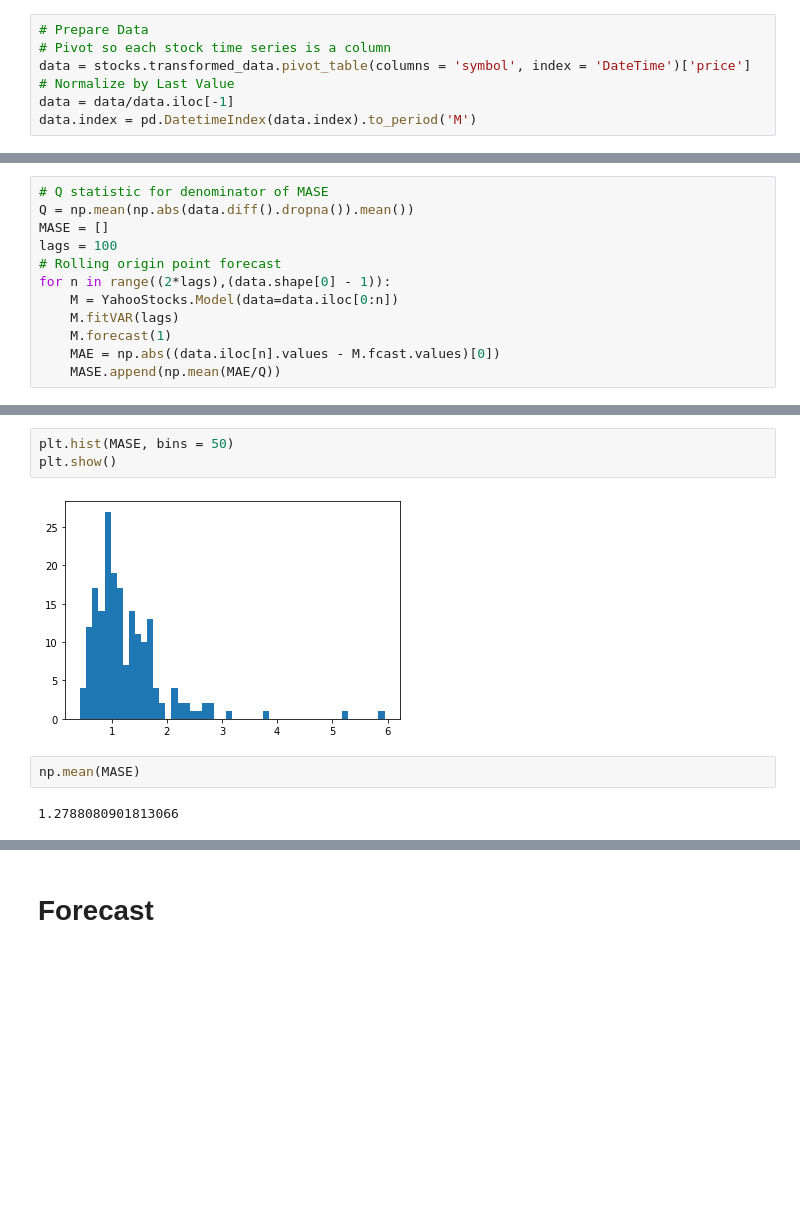
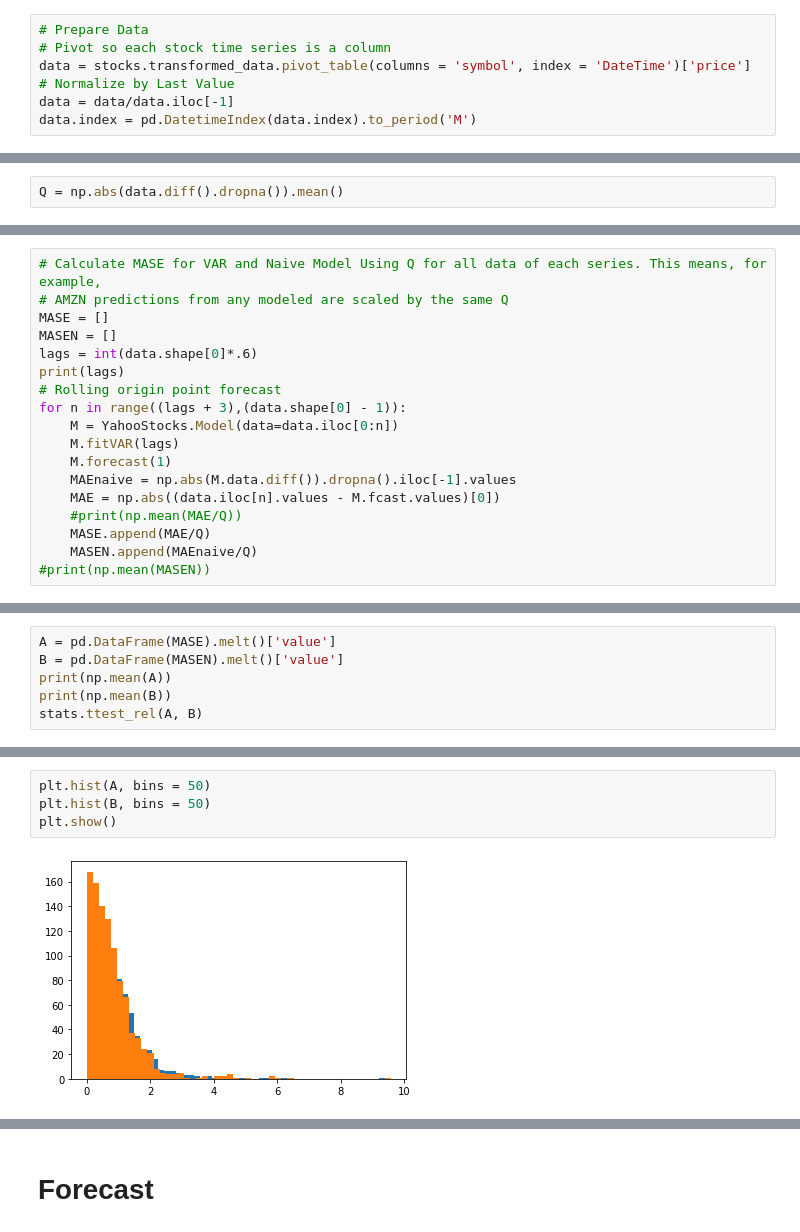
Before and after one commit to ehullander/StockPrice, a Jupyter notebook: Stocks.ipynb, the cells around one changed output, grey strips where cells are left out. Drawn from its saved outputs; the diff is of its cells as text; blank space fills up the shorter version.

```diff
--- a/Stocks.ipynb
+++ b/Stocks.ipynb
@@ -50,0 +61,2 @@ data.index = pd.DatetimeIndex(data.index).to_period('M')
+# %%
+Q = np.abs(data.diff().dropna()).mean()
@@ -51,12 +67,18 @@ data.index = pd.DatetimeIndex(data.index).to_period('M')
 # %%
-# Q statistic for denominator of MASE
-Q = np.mean(np.abs(data.diff().dropna()).mean())
+# Calculate MASE for VAR and Naive Model Using Q for all data of each series. This means, for example,
+# AMZN predictions from any modeled are scaled by the same Q
 MASE = []
-lags = 100
+MASEN = []
+lags = int(data.shape[0]*.6)
+print(lags)
 # Rolling origin point forecast
-for n in range((2*lags),(data.shape[0] - 1)):
+for n in range((lags + 3),(data.shape[0] - 1)):
     M = YahooStocks.Model(data=data.iloc[0:n])
     M.fitVAR(lags)
     M.forecast(1)
+    MAEnaive = np.abs(M.data.diff()).dropna().iloc[-1].values
     MAE = np.abs((data.iloc[n].values - M.fcast.values)[0])
-    MASE.append(np.mean(MAE/Q))
+    #print(np.mean(MAE/Q))
+    MASE.append(MAE/Q)
+    MASEN.append(MAEnaive/Q)
+#print(np.mean(MASEN))
@@ -62,0 +87,6 @@ for n in range((2*lags),(data.shape[0] - 1)):
+# %%
+A = pd.DataFrame(MASE).melt()['value']
+B = pd.DataFrame(MASEN).melt()['value']
+print(np.mean(A))
+print(np.mean(B))
+stats.ttest_rel(A, B)
@@ -63,9 +114,6 @@ for n in range((2*lags),(data.shape[0] - 1)):
 # %%
-plt.hist(MASE, bins = 50)
+plt.hist(A, bins = 50)
+plt.hist(B, bins = 50)
 plt.show()
 # %% [output]
-[figure, old version]
+[figure, new version]
-# %%
-np.mean(MASE)
-# %% [output]
-1.2788080901813066
```
Also changed, not shown: parts of 16 cells of this notebook, 7 other files.
